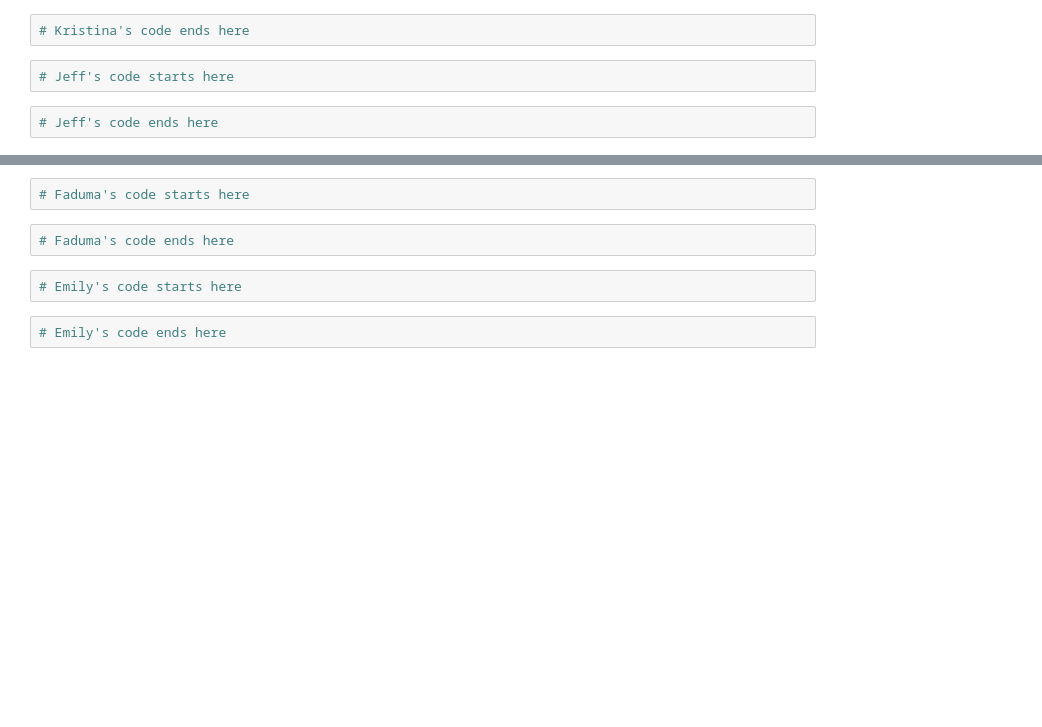
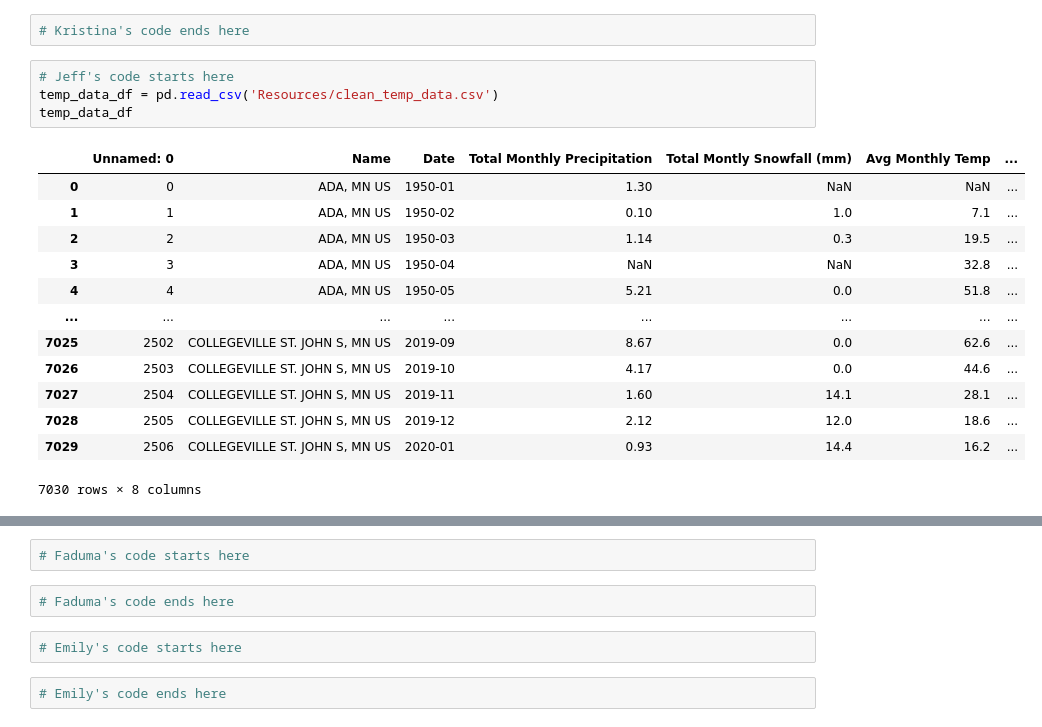
Before and after one commit to emilyfrels/project-1, a Jupyter notebook: analysis.ipynb, the cells around one changed output, grey strips where cells are left out. Cells and saved outputs as stored; diff of their text form; blank space fills up the shorter version.

```diff
--- a/analysis.ipynb
+++ b/analysis.ipynb
@@ -13,5 +37,19 @@ storm_data
 # Kristina's code ends here
 # %%
 # Jeff's code starts here
+temp_data_df = pd.read_csv('Resources/clean_temp_data.csv')
+temp_data_df
+# %% [output]
+|  | Unnamed: 0 | Name | Date | Total Monthly Precipitation | Total Montly Snowfall (mm) | Avg Monthly Temp | ... |
+| 0 | 0 | ADA, MN US | 1950-01 | 1.30 | NaN | NaN | ... |
+| 1 | 1 | ADA, MN US | 1950-02 | 0.10 | 1.0 | 7.1 | ... |
+| 2 | 2 | ADA, MN US | 1950-03 | 1.14 | 0.3 | 19.5 | ... |
+| 3 | 3 | ADA, MN US | 1950-04 | NaN | NaN | 32.8 | ... |
+| 4 | 4 | ADA, MN US | 1950-05 | 5.21 | 0.0 | 51.8 | ... |
+| ... | ... | ... | ... | ... | ... | ... | ... |
+| 7025 | 2502 | COLLEGEVILLE ST. JOHN S, MN US | 2019-09 | 8.67 | 0.0 | 62.6 | ... |
+| 7026 | 2503 | COLLEGEVILLE ST. JOHN S, MN US | 2019-10 | 4.17 | 0.0 | 44.6 | ... |
+| 7027 | 2504 | COLLEGEVILLE ST. JOHN S, MN US | 2019-11 | 1.60 | 14.1 | 28.1 | ... |
+| 7028 | 2505 | COLLEGEVILLE ST. JOHN S, MN US | 2019-12 | 2.12 | 12.0 | 18.6 | ... |
+| 7029 | 2506 | COLLEGEVILLE ST. JOHN S, MN US | 2020-01 | 0.93 | 14.4 | 16.2 | ... |
+7030 rows × 8 columns
-# %%
-# Jeff's code ends here
```
Also changed, not shown: parts of 5 cells of this notebook.
